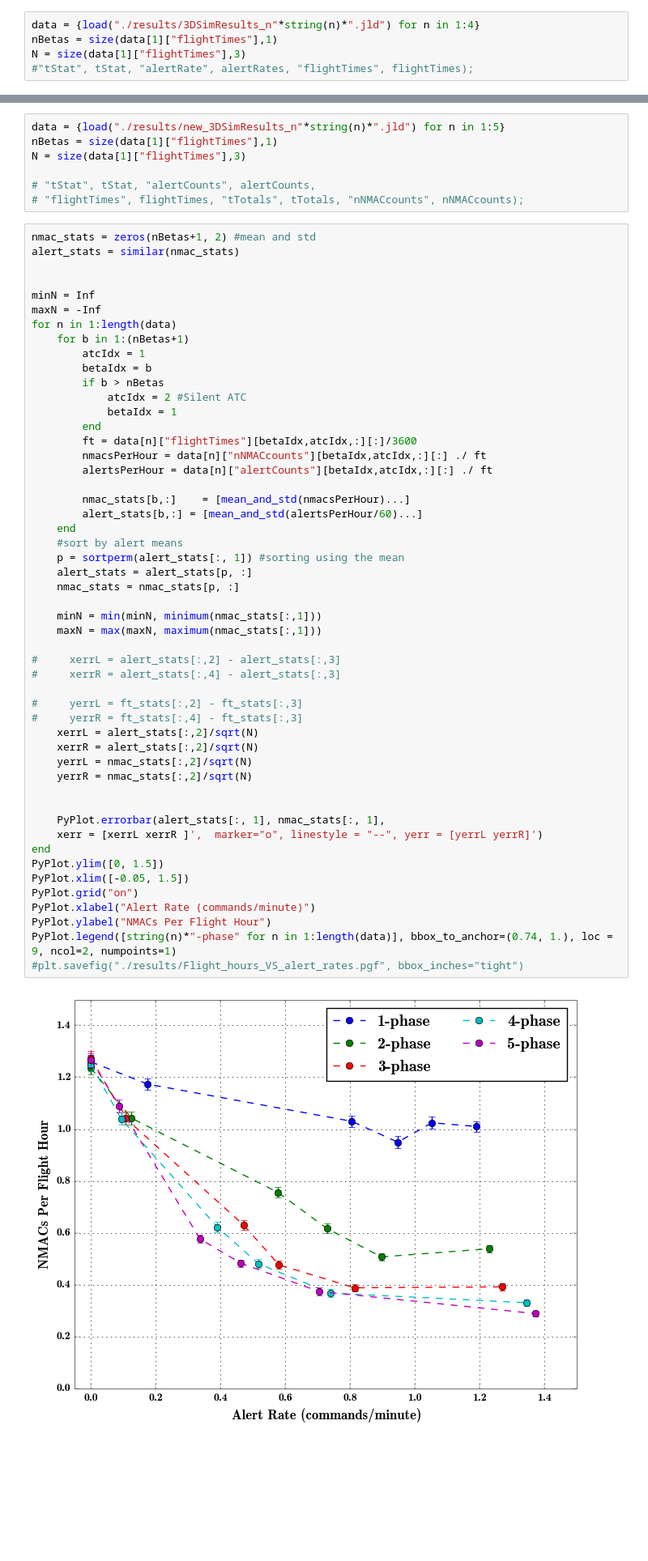
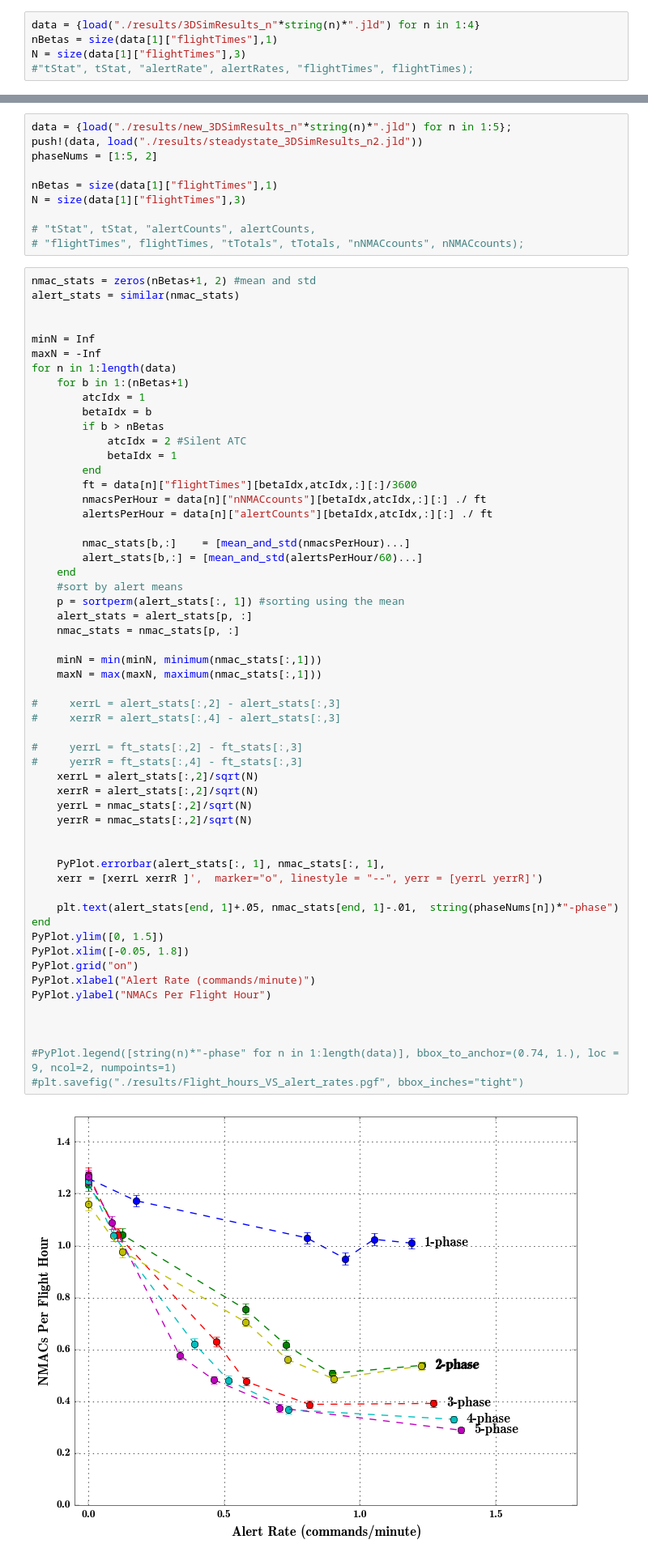
Before and after one commit to sisl/autoATC, a Jupyter notebook: CDC_3Dresults.ipynb, the cells around one changed output, grey strips where cells are left out. Shown: that part at 81% size. Saved outputs shown, nothing was run; the diff lists cells and outputs as text; blank space fills up the shorter version.

Commit message:
changes to handle steady state phases

```diff
--- a/CDC_3Dresults.ipynb
+++ b/CDC_3Dresults.ipynb
@@ -75,7 +75,10 @@ plt.savefig("./results/Flight_hours_VS_alert_rates.pgf", bbox_inches="tight")
 # %% [output]
 [figure]
 # %%
-data = {load("./results/new_3DSimResults_n"*string(n)*".jld") for n in 1:5}
+data = {load("./results/new_3DSimResults_n"*string(n)*".jld") for n in 1:5};
+push!(data, load("./results/steadystate_3DSimResults_n2.jld"))
+phaseNums = [1:5, 2]
+
 nBetas = size(data[1]["flightTimes"],1)
 N = size(data[1]["flightTimes"],3)
 
@@ -104,33 +107,38 @@ for n in 1:length(data)
         alert_stats[b,:] = [mean_and_std(alertsPerHour/60)...]
     end
     #sort by alert means
     p = sortperm(alert_stats[:, 1]) #sorting using the mean
     alert_stats = alert_stats[p, :]
     nmac_stats = nmac_stats[p, :]
 
     minN = min(minN, minimum(nmac_stats[:,1]))
     maxN = max(maxN, maximum(nmac_stats[:,1]))
 
 #     xerrL = alert_stats[:,2] - alert_stats[:,3]
 #     xerrR = alert_stats[:,4] - alert_stats[:,3]
 
 #     yerrL = ft_stats[:,2] - ft_stats[:,3]
 #     yerrR = ft_stats[:,4] - ft_stats[:,3]
     xerrL = alert_stats[:,2]/sqrt(N)
     xerrR = alert_stats[:,2]/sqrt(N)
     yerrL = nmac_stats[:,2]/sqrt(N)
     yerrR = nmac_stats[:,2]/sqrt(N)
 
 
     PyPlot.errorbar(alert_stats[:, 1], nmac_stats[:, 1],
     xerr = [xerrL xerrR ]',  marker="o", linestyle = "--", yerr = [yerrL yerrR]')
+
+    plt.text(alert_stats[end, 1]+.05, nmac_stats[end, 1]-.01,  string(phaseNums[n])*"-phase")
 end
 PyPlot.ylim([0, 1.5])
-PyPlot.xlim([-0.05, 1.5])
+PyPlot.xlim([-0.05, 1.8])
 PyPlot.grid("on")
 PyPlot.xlabel("Alert Rate (commands/minute)")
 PyPlot.ylabel("NMACs Per Flight Hour")
-PyPlot.legend([string(n)*"-phase" for n in 1:length(data)], bbox_to_anchor=(0.74, 1.), loc = 9, ncol=2, numpoints=1)
+
+
+
+#PyPlot.legend([string(n)*"-phase" for n in 1:length(data)], bbox_to_anchor=(0.74, 1.), loc = 9, ncol=2, numpoints=1)
 #plt.savefig("./results/Flight_hours_VS_alert_rates.pgf", bbox_inches="tight")
 # %% [output]
-[figure, old version]
+[figure, new version]
```
Also changed, not shown: parts of 1 cell of this notebook, 3 other files.
